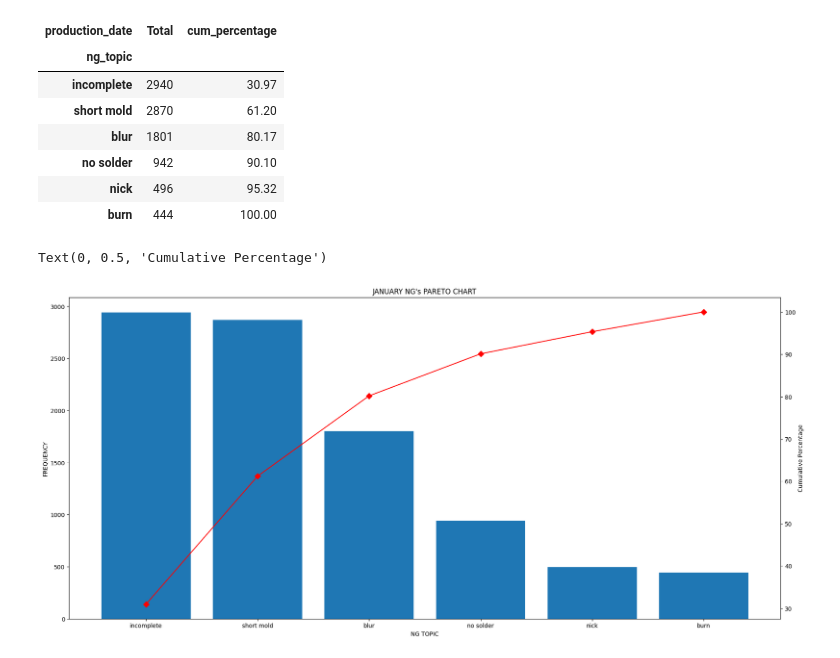
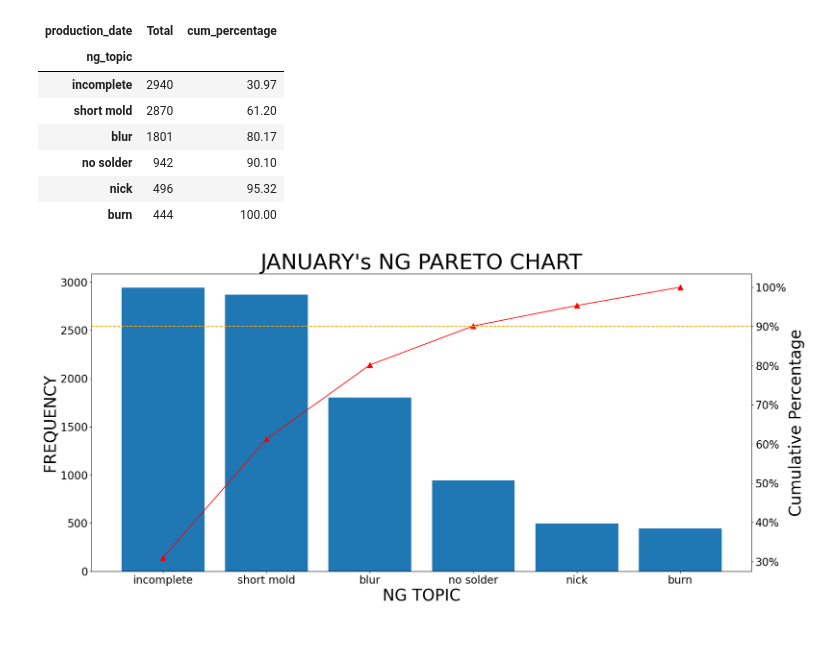
Before and after one commit to NMB-MIC/python_office_2023_06_15, a Jupyter notebook: src/07_ppt_report_example_ng_production.ipynb, the cells around one changed output. Cells and saved outputs as stored; diff of their text form; code cells hidden in the pictures.

```diff
--- a/src/07_ppt_report_example_ng_production.ipynb
+++ b/src/07_ppt_report_example_ng_production.ipynb
@@ -57,20 +57,27 @@ df_ng
 | burn | 444 | 100.00 |
 # %%
 from matplotlib import pyplot as plt
-
+from matplotlib.ticker import PercentFormatter
 x = df_ng.index
 y = df_ng["Total"]
 y2 = df_ng["cum_percentage"]
 
 fig,ax = plt.subplots(figsize=(22,10))
 ax.bar(x,y)
-ax.set_title("JANUARY NG's PARETO CHART")
-ax.set_xlabel("NG TOPIC")
-ax.set_ylabel("FREQUENCY")
+ax.set_title("JANUARY's NG PARETO CHART",fontsize = 40)
+ax.set_xlabel("NG TOPIC",fontsize = 30)
+ax.set_ylabel("FREQUENCY",fontsize = 30)
+ax.xaxis.set_tick_params(labelsize=20)
+ax.yaxis.set_tick_params(labelsize=20)
 
 ax2 = ax.twinx()
-ax2.plot(x,y2,color="red",marker="D",ms=7)
-ax2.set_ylabel("Cumulative Percentage")
+ax2.plot(x,y2,color="red",marker="^",ms=10)
+ax2.axhline(90,color="orange",linestyle="dashed")
+ax2.yaxis.set_major_formatter(PercentFormatter())
+ax2.set_ylabel("Cumulative Percentage",fontsize = 30)
+ax2.yaxis.set_tick_params(labelsize=20)
+
+#export
+plt.savefig(r'export\pareto.png')
 # %% [output]
-Text(0, 0.5, 'Cumulative Percentage')
-[figure, old version]
+[figure, new version]
```
Also changed, not shown: parts of 3 cells of this notebook, 2 other files.
